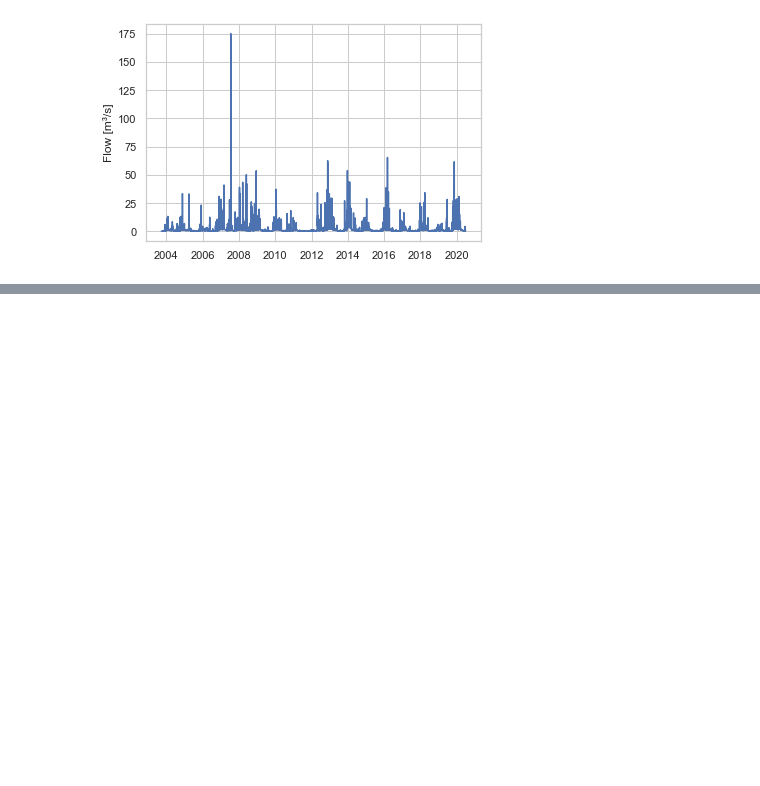
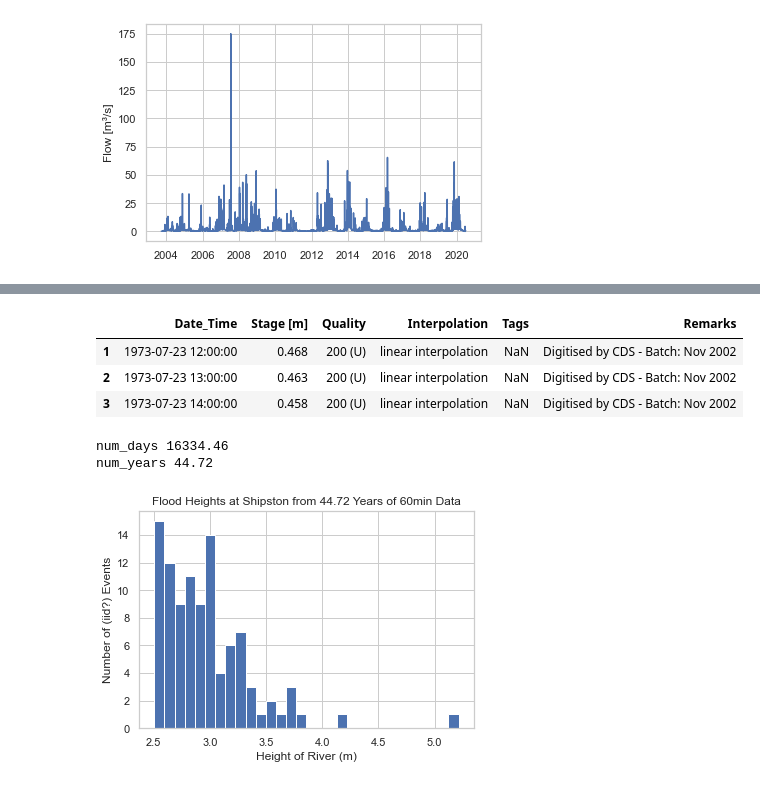
Before and after one commit to ai4er-cdt/flood_risk_shipston, a Jupyter notebook: notebooks/sdat_extremes_thresholdmodelling.ipynb, the cells around one changed output, grey strips where cells are left out. Saved outputs shown, nothing was run; the diff lists cells and outputs as text; code cells hidden in the pictures; blank space fills up the shorter version.

Commit message:
produced histogram of floods etc.

```diff
--- a/notebooks/sdat_extremes_thresholdmodelling.ipynb
+++ b/notebooks/sdat_extremes_thresholdmodelling.ipynb
@@ -388,0 +393,18 @@ plt.ylabel('Precipitation [mm]')
+# %%
+from scipy.signal import find_peaks
+
+def get_peaks_above_threshold(df, key, threshold):
+    npa = df[key].to_numpy()
+    peaks, _ = find_peaks(npa, height=threshold)
+
+    return df.iloc[peaks.tolist(),]
+# %%
+df = get_peaks_above_threshold(stage60_filtered,
+                               'Stage [m]', 2.5 )
+# %%
+stage60_filtered.iloc[[1,2,3],]
+# %% [output]
+|  | Date_Time | Stage [m] | Quality | Interpolation | Tags | Remarks |
+| 1 | 1973-07-23 12:00:00 | 0.468 | 200 (U) | linear interpolation | NaN | Digitised by CDS - Batch: Nov 2002 |
+| 2 | 1973-07-23 13:00:00 | 0.463 | 200 (U) | linear interpolation | NaN | Digitised by CDS - Batch: Nov 2002 |
+| 3 | 1973-07-23 14:00:00 | 0.458 | 200 (U) | linear interpolation | NaN | Digitised by CDS - Batch: Nov 2002 |
@@ -388,0 +413,16 @@ plt.ylabel('Precipitation [mm]')
+# %%
+num_hours = stage60_filtered.index.stop-np.count_nonzero(np.isnan(stage60_filtered['Stage [m]']))
+num_days = num_hours / 24
+num_years = num_days / 365.25
+print('num_days {:.2f}'.format(num_days))
+print('num_years {:.2f}'.format(num_years))
+
+plt.hist(df['Stage [m]'].to_numpy(), bins=30)
+plt.ylabel('Number of (iid?) Events')
+plt.xlabel('Height of River (m)')
+plt.title('Flood Heights at Shipston from {:.2f} Years of 60min Data'.format(num_years))
+plt.savefig('../report/figures/stage_60min_histogram.png', dpi=600)
+# %% [output]
+num_days 16334.46
+num_years 44.72
+[figure, added]
```
Also changed, not shown: parts of 8 cells of this notebook, 3 other files.
